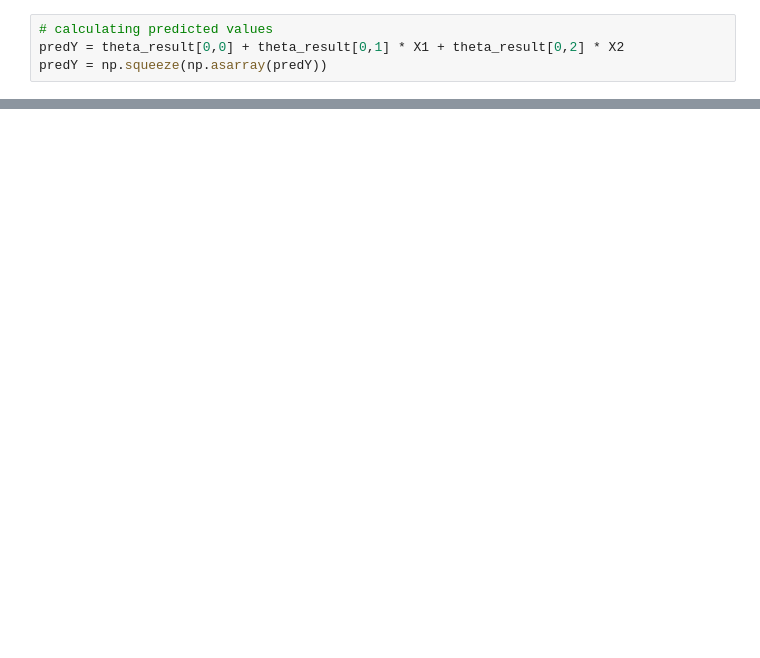
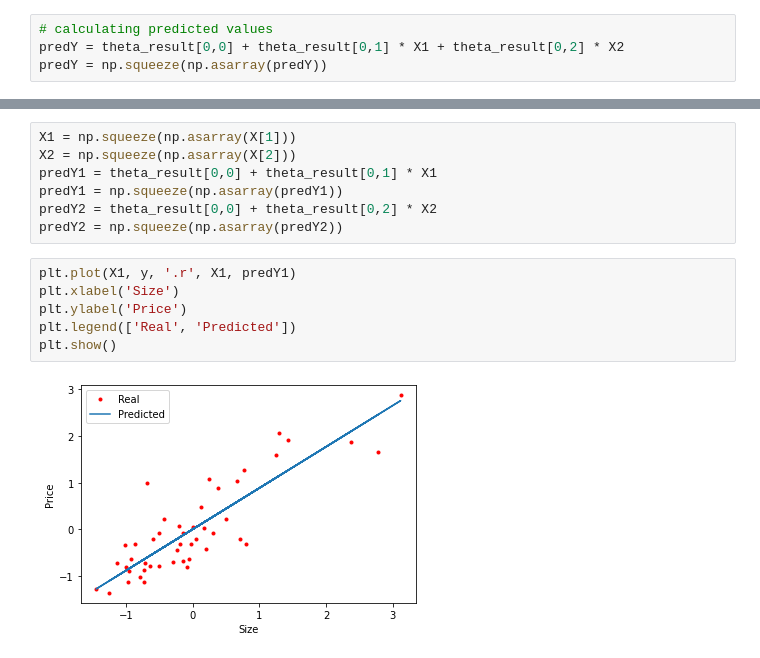
Before and after one commit to jagajda/machine-learning, a Jupyter notebook: Lab2/lab2.ipynb, the cells around one changed output, grey strips where cells are left out. Saved outputs shown, nothing was run; the diff lists cells and outputs as text; blank space fills up the shorter version.

```diff
--- a/Lab2/lab2.ipynb
+++ b/Lab2/lab2.ipynb
@@ -352,0 +353,15 @@ plt.show()
+# %%
+X1 = np.squeeze(np.asarray(X[1]))
+X2 = np.squeeze(np.asarray(X[2]))
+predY1 = theta_result[0,0] + theta_result[0,1] * X1
+predY1 = np.squeeze(np.asarray(predY1))
+predY2 = theta_result[0,0] + theta_result[0,2] * X2
+predY2 = np.squeeze(np.asarray(predY2))
+# %%
+plt.plot(X1, y, '.r', X1, predY1)
+plt.xlabel('Size')
+plt.ylabel('Price')
+plt.legend(['Real', 'Predicted'])
+plt.show()
+# %% [output]
+[figure, added]
```
Also changed, not shown: parts of 22 cells of this notebook.
